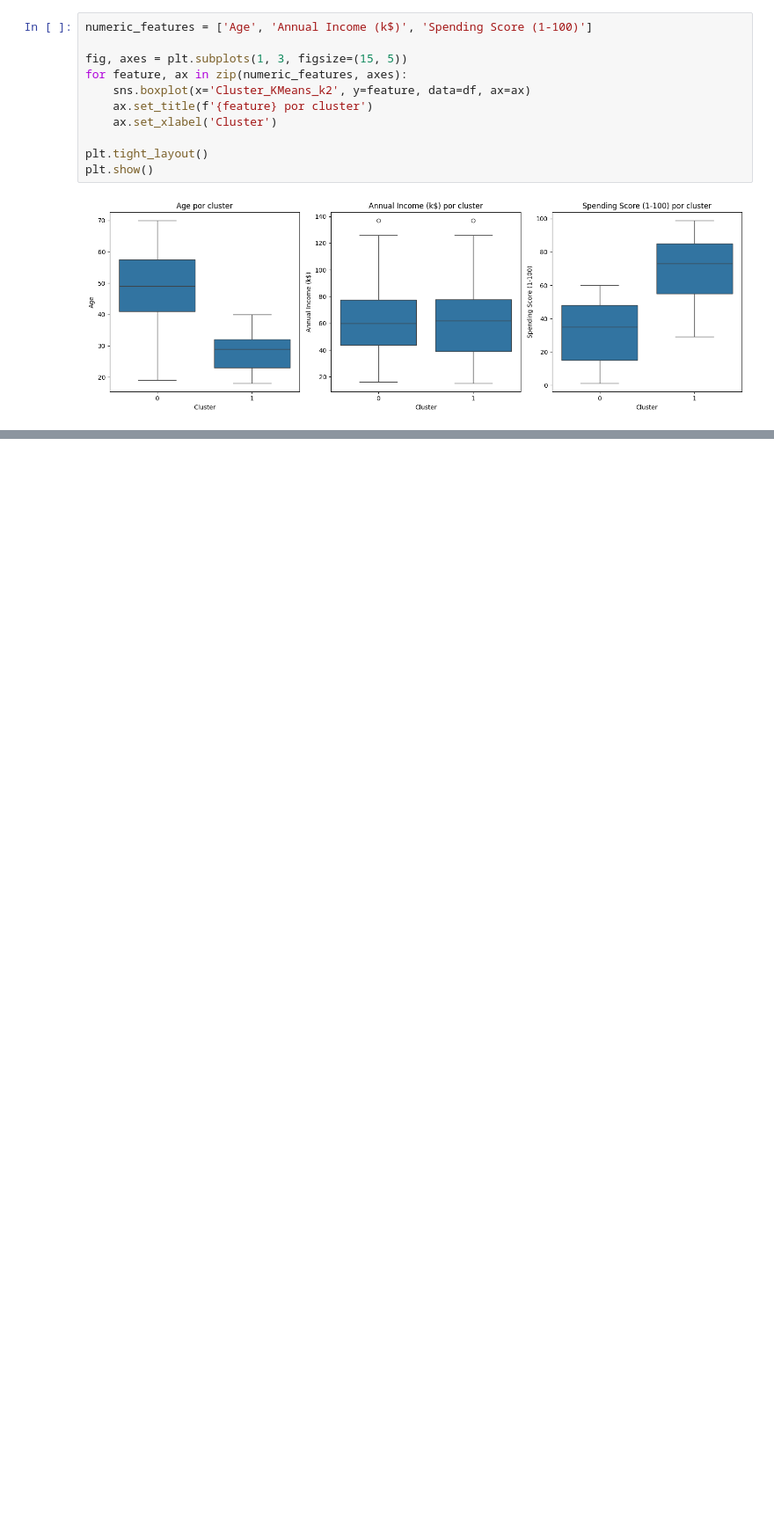
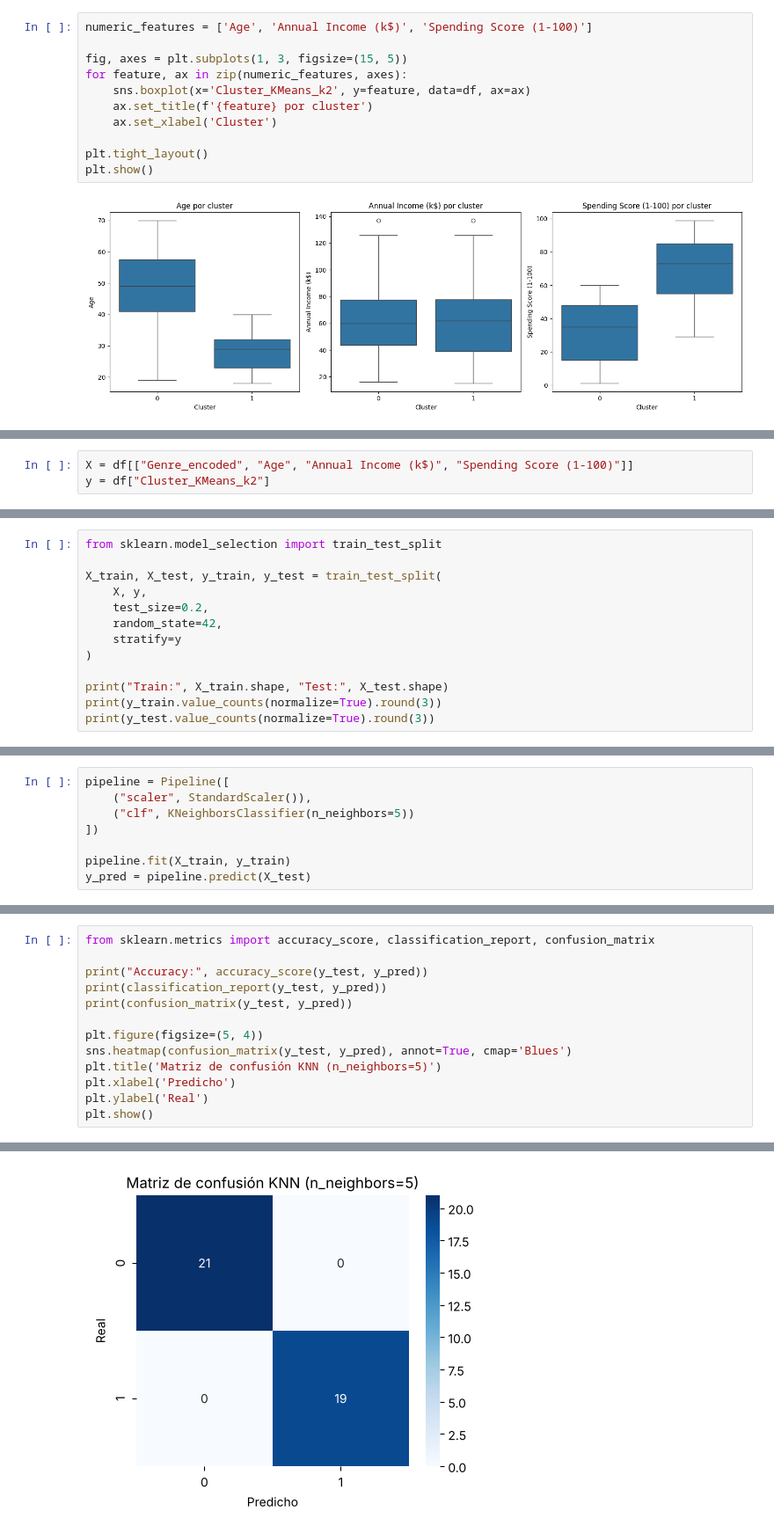
Before and after one commit to Jacogz/ML2026-2, a Jupyter notebook: Workshops/Workshop3/Workshop3_Equipo9.ipynb, the cells around one changed output, grey strips where cells are left out. Shown at 88% size. Cells and saved outputs as stored; diff of their text form; blank space fills up the shorter version.

```diff
--- a/Workshops/Workshop3/Workshop3_Equipo9.ipynb
+++ b/Workshops/Workshop3/Workshop3_Equipo9.ipynb
@@ -449,0 +524,3 @@ plt.show()
+# %%
+X = df[["Genre_encoded", "Age", "Annual Income (k$)", "Spending Score (1-100)"]]
+y = df["Cluster_KMeans_k2"]
@@ -449,0 +531,13 @@ plt.show()
+# %%
+from sklearn.model_selection import train_test_split
+
+X_train, X_test, y_train, y_test = train_test_split(
+    X, y,
+    test_size=0.2,
+    random_state=42,
+    stratify=y
+)
+
+print("Train:", X_train.shape, "Test:", X_test.shape)
+print(y_train.value_counts(normalize=True).round(3))
+print(y_test.value_counts(normalize=True).round(3))
@@ -449,0 +580,8 @@ plt.show()
+# %%
+pipeline = Pipeline([
+    ("scaler", StandardScaler()),
+    ("clf", KNeighborsClassifier(n_neighbors=5))
+])
+
+pipeline.fit(X_train, y_train)
+y_pred = pipeline.predict(X_test)
@@ -449,0 +590,14 @@ plt.show()
+# %%
+from sklearn.metrics import accuracy_score, classification_report, confusion_matrix
+
+print("Accuracy:", accuracy_score(y_test, y_pred))
+print(classification_report(y_test, y_pred))
+print(confusion_matrix(y_test, y_pred))
+
+plt.figure(figsize=(5, 4))
+sns.heatmap(confusion_matrix(y_test, y_pred), annot=True, cmap='Blues')
+plt.title('Matriz de confusión KNN (n_neighbors=5)')
+plt.xlabel('Predicho')
+plt.ylabel('Real')
+plt.show()
+# %% [output]
@@ -449,0 +616 @@ plt.show()
+[figure, added]
```
Also changed, not shown: parts of 24 cells of this notebook.
